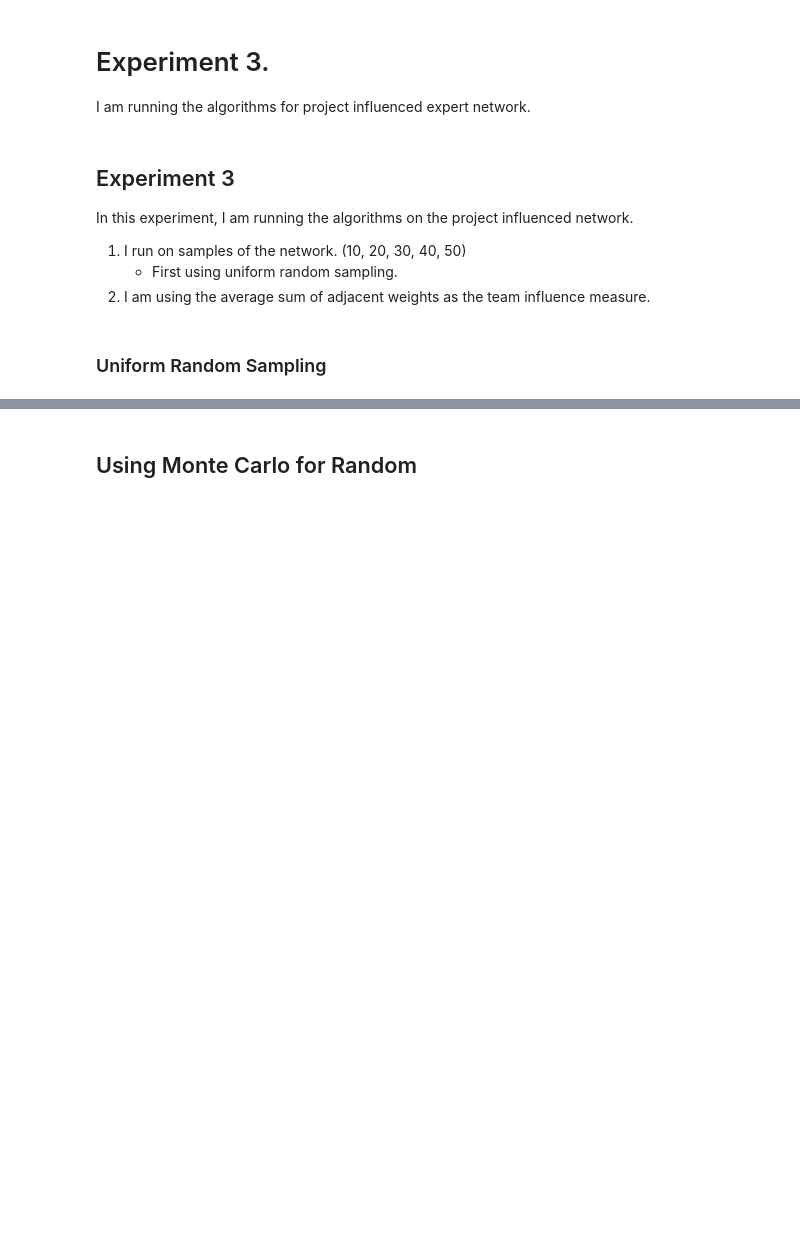
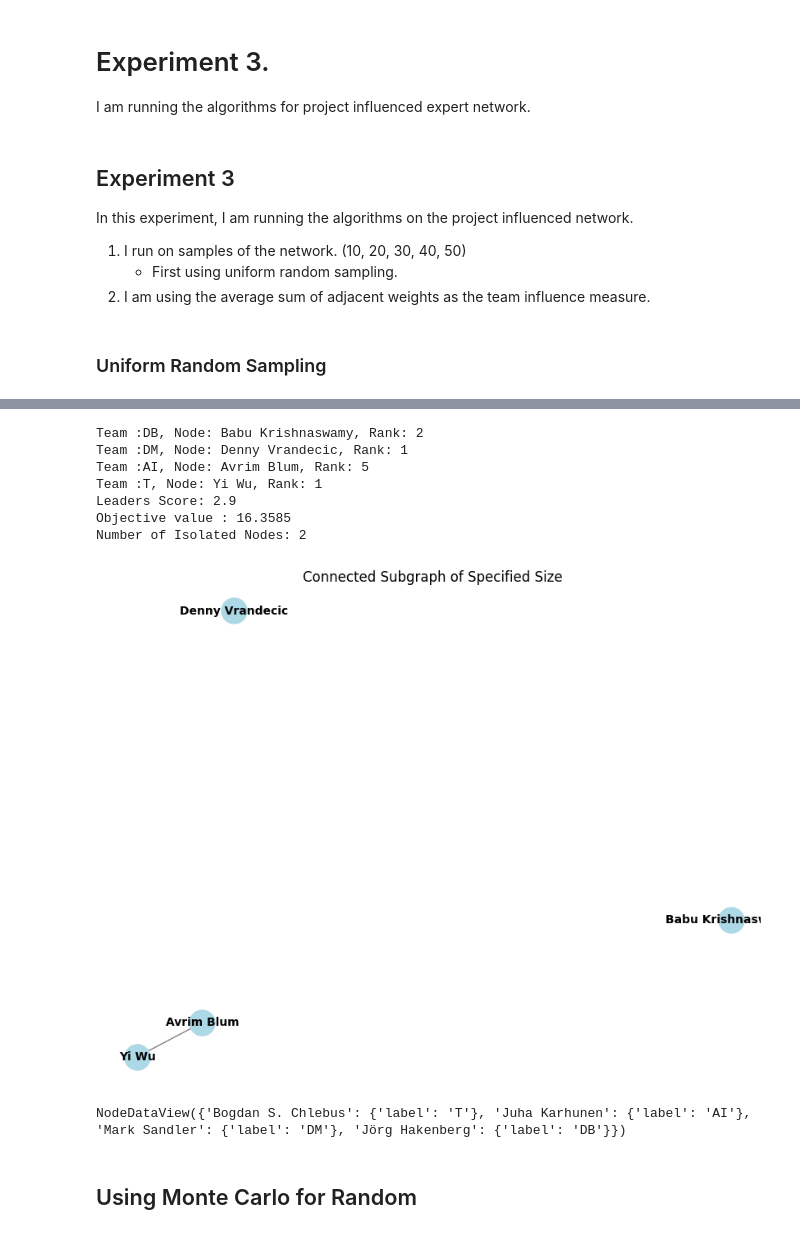
Before and after one commit to twumasimb/DBLP-Analysis, a Jupyter notebook: experiment_3.ipynb, the cells around one changed output, grey strips where cells are left out. Drawn from its saved outputs; the diff is of its cells as text; code cells hidden in the pictures; blank space fills up the shorter version.

```diff
--- a/experiment_3.ipynb
+++ b/experiment_3.ipynb
@@ -156,3 +196,43 @@ Team :T, Node: Patrice Enjalbert, Rank: 1
+# %%
+network = pickle.load(open(f"./networks/new_subnets/5_nodes.pkl", 'rb')).copy()
+# network.remove_edges_from(nx.selfloop_edges(network))
+network = ps.remove_edges_based_on_project_network(network, projects[0][0])
+obj_max_1 = 0.0
+best_set_1 = set()
+for node in network.nodes():
+    subset, comm_eff = ps.Greedy(network, projects[0][0], node, beta=0.9)
+    if comm_eff > obj_max_1:
+        obj_max_1 = comm_eff
+        best_set_1 = subset
+
+for node in best_set_1:
+    print(f"Team :{network.copy().nodes[node]['label']}, Node: {node}, Rank: {ps.get_node_rank(network.copy(), node)}")
+
+print(f"Leaders Score: {ps.sum_edge_weights(network.copy().subgraph(best_set_1))}")
+print(f"Objective value : {obj_max_1}")
+
+network = network.subgraph(list(best_set_1))
+print(f"Number of Isolated Nodes: {nx.number_of_isolates(network)}")
+
+# Plot the subgraph
+import matplotlib.pyplot as plt
+plt.figure(figsize=(8, 6))
+nx.draw(network, with_labels=True, node_color='lightblue', node_size=500, font_size=10, font_weight='bold', edge_color='gray')
+plt.title("Connected Subgraph of Specified Size")
+plt.show()
+# %% [output]
+Team :DB, Node: Babu Krishnaswamy, Rank: 2
+Team :DM, Node: Denny Vrandecic, Rank: 1
+Team :AI, Node: Avrim Blum, Rank: 5
+Team :T, Node: Yi Wu, Rank: 1
+Leaders Score: 2.9
+Objective value : 16.3585
+Number of Isolated Nodes: 2
+[figure, added]
+# %%
+network.nodes(data=True)
+# %% [output]
+NodeDataView({'Bogdan S. Chlebus': {'label': 'T'}, 'Juha Karhunen': {'label': 'AI'}, 'Mark Sandler': {'label': 'DM'}, 'Jörg Hakenberg': {'label': 'DB'}})
 # %% [markdown]
 ## Using Monte Carlo for Random
 # %%
```
Also changed, not shown: parts of 3 cells of this notebook, 7 other files.
